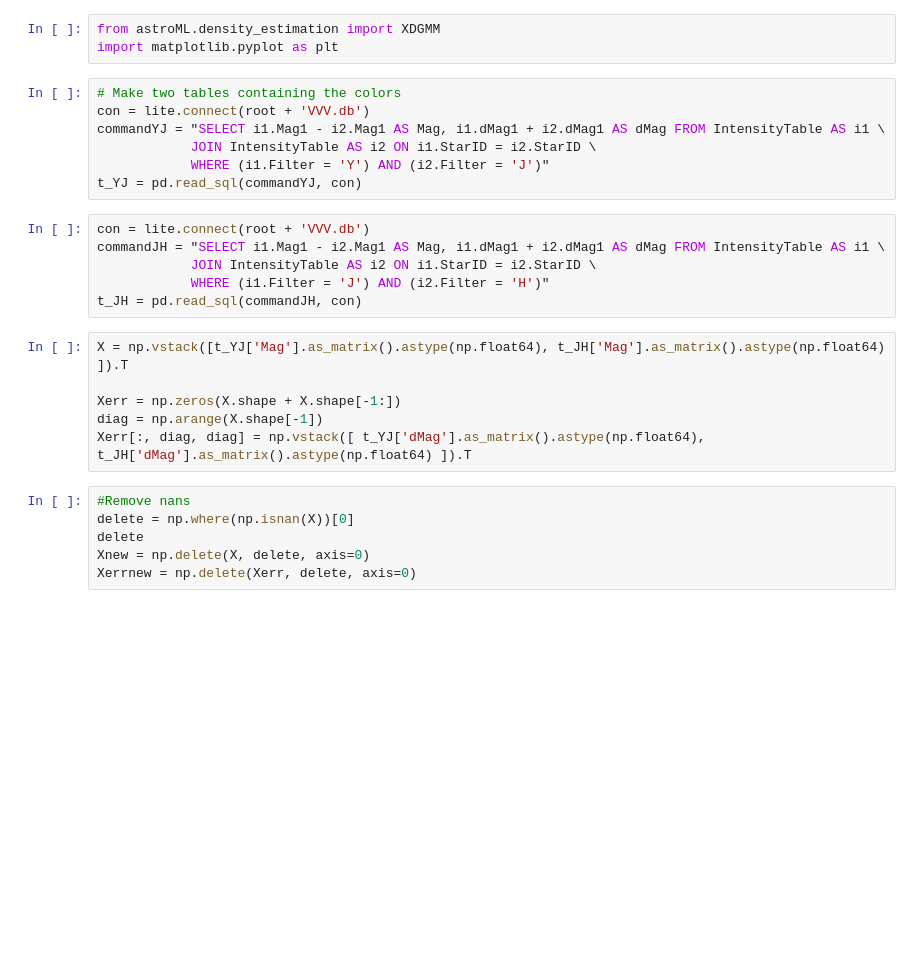
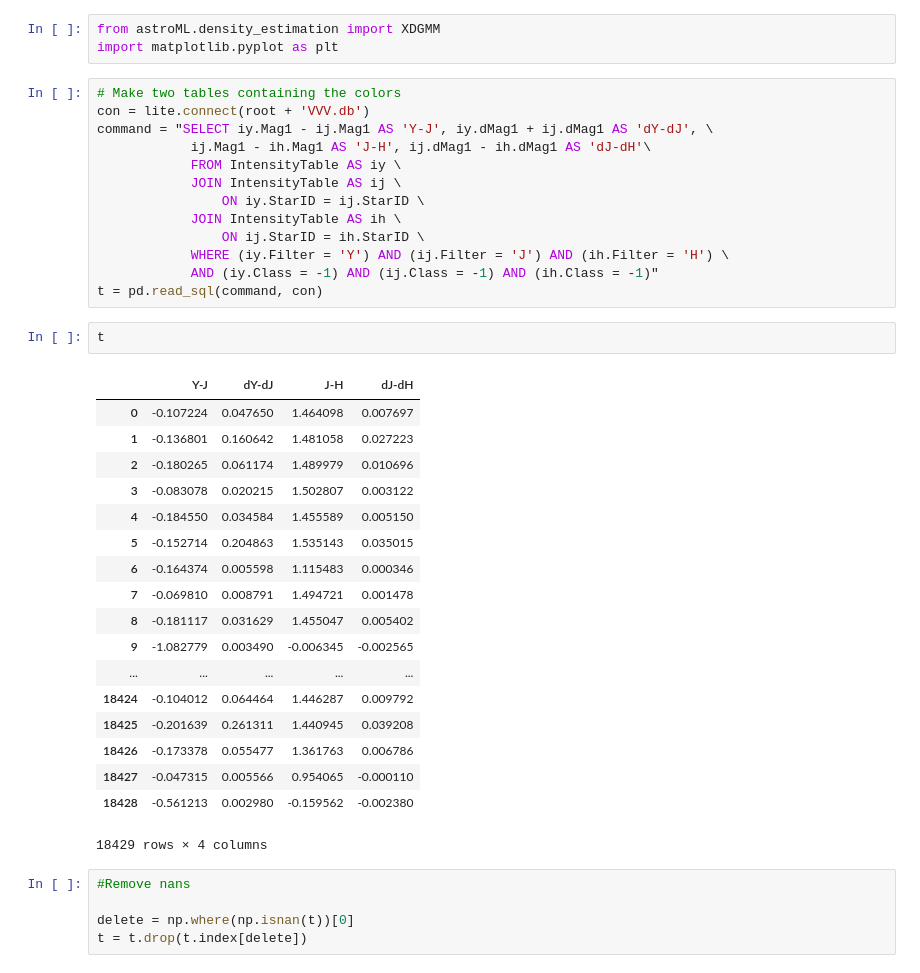
Before and after one commit to EStoop/Final-Project-DBDM, a Jupyter notebook: Final1.ipynb, the cells around one changed output. Drawn from its saved outputs; the diff is of its cells as text; blank space fills up the shorter version.

```diff
--- a/Final1.ipynb
+++ b/Final1.ipynb
@@ -370,28 +508,42 @@ import matplotlib.pyplot as plt
 # %%
 # Make two tables containing the colors
 con = lite.connect(root + 'VVV.db')
-commandYJ = "SELECT i1.Mag1 - i2.Mag1 AS Mag, i1.dMag1 + i2.dMag1 AS dMag FROM IntensityTable AS i1 \
-            JOIN IntensityTable AS i2 ON i1.StarID = i2.StarID \
-            WHERE (i1.Filter = 'Y') AND (i2.Filter = 'J')"
-t_YJ = pd.read_sql(commandYJ, con)
+command = "SELECT iy.Mag1 - ij.Mag1 AS 'Y-J', iy.dMag1 + ij.dMag1 AS 'dY-dJ', \
+            ij.Mag1 - ih.Mag1 AS 'J-H', ij.dMag1 - ih.dMag1 AS 'dJ-dH'\
+            FROM IntensityTable AS iy \
+            JOIN IntensityTable AS ij \
+                ON iy.StarID = ij.StarID \
+            JOIN IntensityTable AS ih \
+                ON ij.StarID = ih.StarID \
+            WHERE (iy.Filter = 'Y') AND (ij.Filter = 'J') AND (ih.Filter = 'H') \
+            AND (iy.Class = -1) AND (ij.Class = -1) AND (ih.Class = -1)"
+t = pd.read_sql(command, con)
-# %%
-con = lite.connect(root + 'VVV.db')
-commandJH = "SELECT i1.Mag1 - i2.Mag1 AS Mag, i1.dMag1 + i2.dMag1 AS dMag FROM IntensityTable AS i1 \
-            JOIN IntensityTable AS i2 ON i1.StarID = i2.StarID \
-            WHERE (i1.Filter = 'J') AND (i2.Filter = 'H')"
-t_JH = pd.read_sql(commandJH, con)
-# %%
-X = np.vstack([t_YJ['Mag'].as_matrix().astype(np.float64), t_JH['Mag'].as_matrix().astype(np.float64) ]).T
-
-Xerr = np.zeros(X.shape + X.shape[-1:])
-diag = np.arange(X.shape[-1])
-Xerr[:, diag, diag] = np.vstack([ t_YJ['dMag'].as_matrix().astype(np.float64), t_JH['dMag'].as_matrix().astype(np.float64) ]).T
+# %%
+t
+# %% [output]
+|  | Y-J | dY-dJ | J-H | dJ-dH |
+| 0 | -0.107224 | 0.047650 | 1.464098 | 0.007697 |
+| 1 | -0.136801 | 0.160642 | 1.481058 | 0.027223 |
+| 2 | -0.180265 | 0.061174 | 1.489979 | 0.010696 |
+| 3 | -0.083078 | 0.020215 | 1.502807 | 0.003122 |
+| 4 | -0.184550 | 0.034584 | 1.455589 | 0.005150 |
+| 5 | -0.152714 | 0.204863 | 1.535143 | 0.035015 |
+| 6 | -0.164374 | 0.005598 | 1.115483 | 0.000346 |
+| 7 | -0.069810 | 0.008791 | 1.494721 | 0.001478 |
+| 8 | -0.181117 | 0.031629 | 1.455047 | 0.005402 |
+| 9 | -1.082779 | 0.003490 | -0.006345 | -0.002565 |
+| ... | ... | ... | ... | ... |
+| 18424 | -0.104012 | 0.064464 | 1.446287 | 0.009792 |
+| 18425 | -0.201639 | 0.261311 | 1.440945 | 0.039208 |
+| 18426 | -0.173378 | 0.055477 | 1.361763 | 0.006786 |
+| 18427 | -0.047315 | 0.005566 | 0.954065 | -0.000110 |
+| 18428 | -0.561213 | 0.002980 | -0.159562 | -0.002380 |
+18429 rows × 4 columns
 # %%
 #Remove nans
-delete = np.where(np.isnan(X))[0]
-delete
-Xnew = np.delete(X, delete, axis=0)
-Xerrnew = np.delete(Xerr, delete, axis=0)
+
+delete = np.where(np.isnan(t))[0]
+t = t.drop(t.index[delete])
 # %%
 # The original distribution
 
```
Also changed, not shown: parts of 22 cells of this notebook, 13 other files.
